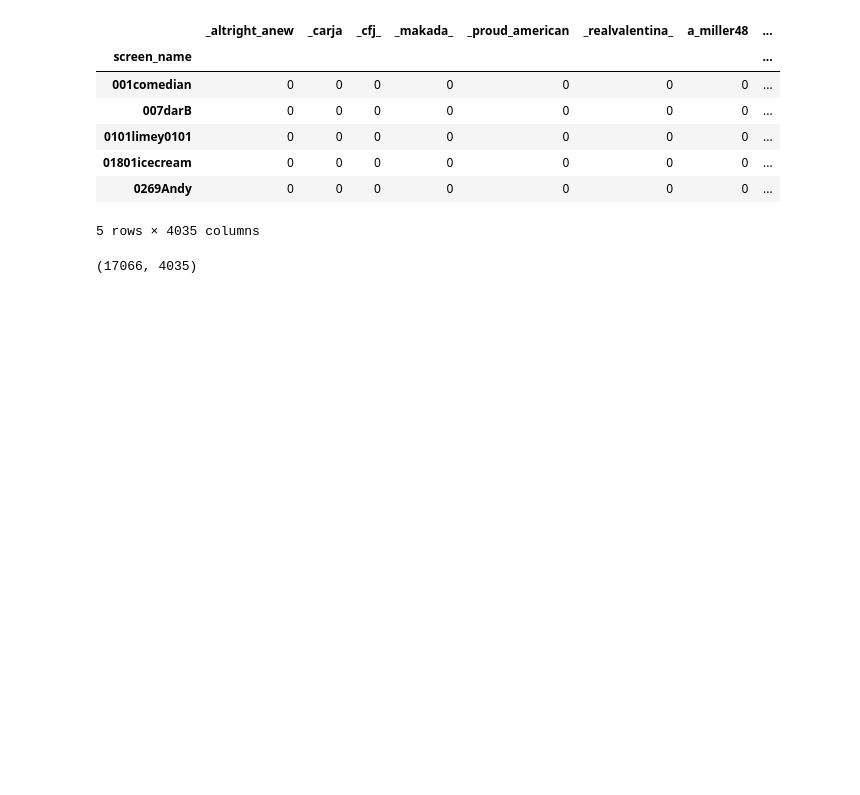
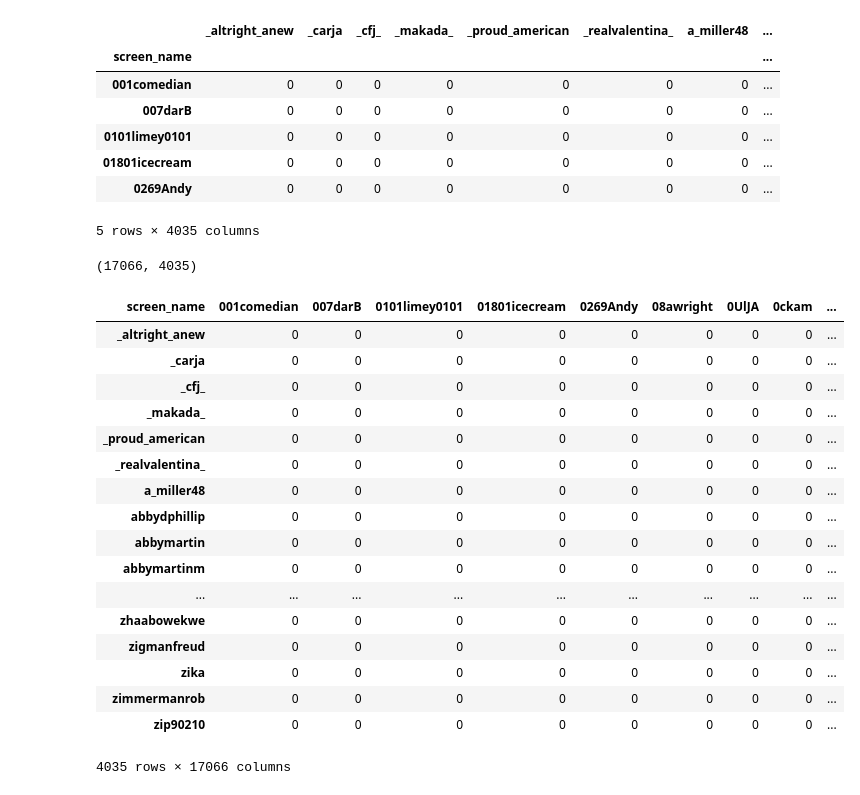
Before and after one commit to aaronenberg/clinton-trump-followers, a Jupyter notebook: csc177-project1.ipynb, the cells around one changed output. Saved outputs shown, nothing was run; the diff lists cells and outputs as text; code cells hidden in the pictures; blank space fills up the shorter version.

```diff
--- a/csc177-project1.ipynb
+++ b/csc177-project1.ipynb
@@ -194,3 +194,25 @@ df.head()
 df.shape
 # %% [output]
 (17066, 4035)
+# %%
+# same matrix just swapped rows and columns
+df.transpose()
+# %% [output]
+| screen_name | 001comedian | 007darB | 0101limey0101 | 01801icecream | 0269Andy | 08awright | 0UlJA | 0ckam | ... |
+| _altright_anew | 0 | 0 | 0 | 0 | 0 | 0 | 0 | 0 | ... |
+| _carja | 0 | 0 | 0 | 0 | 0 | 0 | 0 | 0 | ... |
+| _cfj_ | 0 | 0 | 0 | 0 | 0 | 0 | 0 | 0 | ... |
+| _makada_ | 0 | 0 | 0 | 0 | 0 | 0 | 0 | 0 | ... |
+| _proud_american | 0 | 0 | 0 | 0 | 0 | 0 | 0 | 0 | ... |
+| _realvalentina_ | 0 | 0 | 0 | 0 | 0 | 0 | 0 | 0 | ... |
+| a_miller48 | 0 | 0 | 0 | 0 | 0 | 0 | 0 | 0 | ... |
+| abbydphillip | 0 | 0 | 0 | 0 | 0 | 0 | 0 | 0 | ... |
+| abbymartin | 0 | 0 | 0 | 0 | 0 | 0 | 0 | 0 | ... |
+| abbymartinm | 0 | 0 | 0 | 0 | 0 | 0 | 0 | 0 | ... |
+| ... | ... | ... | ... | ... | ... | ... | ... | ... | ... |
+| zhaabowekwe | 0 | 0 | 0 | 0 | 0 | 0 | 0 | 0 | ... |
+| zigmanfreud | 0 | 0 | 0 | 0 | 0 | 0 | 0 | 0 | ... |
+| zika | 0 | 0 | 0 | 0 | 0 | 0 | 0 | 0 | ... |
+| zimmermanrob | 0 | 0 | 0 | 0 | 0 | 0 | 0 | 0 | ... |
+| zip90210 | 0 | 0 | 0 | 0 | 0 | 0 | 0 | 0 | ... |
+4035 rows × 17066 columns
```
